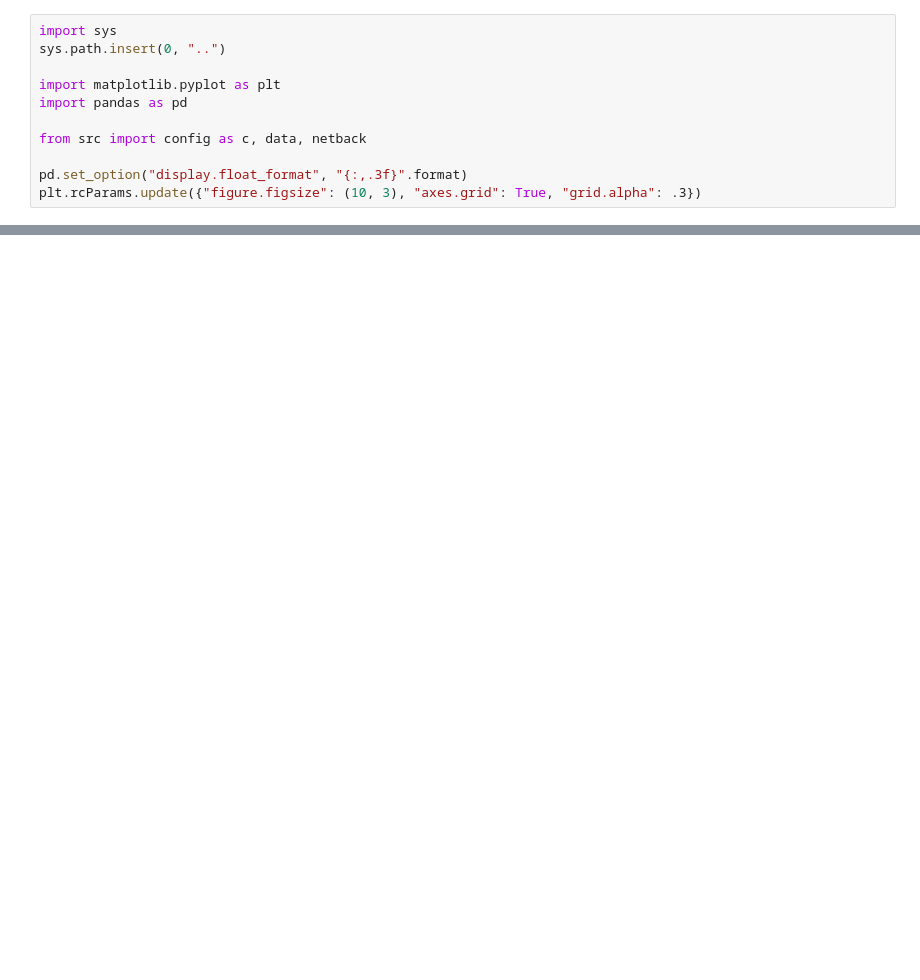
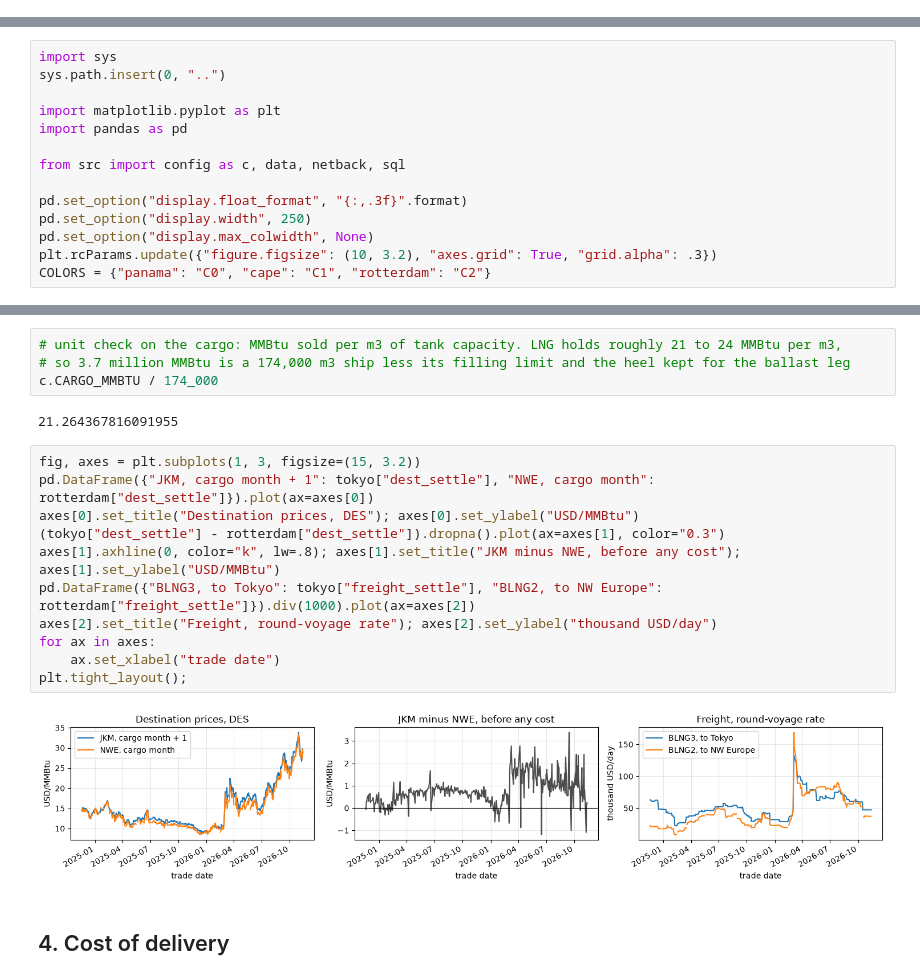
Before and after one commit to malobouygues/LNG_netback, a Jupyter notebook: notebooks/02_netback.ipynb, the cells around one changed output, grey strips where cells are left out. Saved outputs shown, nothing was run; the diff lists cells and outputs as text; blank space fills up the shorter version.

```diff
--- a/notebooks/02_netback.ipynb
+++ b/notebooks/02_netback.ipynb
@@ -5,11 +0,0 @@
-# %%
-import sys
-sys.path.insert(0, "..")
-
-import matplotlib.pyplot as plt
-import pandas as pd
-
-from src import config as c, data, netback
-
-pd.set_option("display.float_format", "{:,.3f}".format)
-plt.rcParams.update({"figure.figsize": (10, 3), "axes.grid": True, "grid.alpha": .3})
@@ -323,0 +7,14 @@ out.shape, out.index.min(), out.index.max()
+# %%
+import sys
+sys.path.insert(0, "..")
+
+import matplotlib.pyplot as plt
+import pandas as pd
+
+from src import config as c, data, netback, sql
+
+pd.set_option("display.float_format", "{:,.3f}".format)
+pd.set_option("display.width", 250)
+pd.set_option("display.max_colwidth", None)
+plt.rcParams.update({"figure.figsize": (10, 3.2), "axes.grid": True, "grid.alpha": .3})
+COLORS = {"panama": "C0", "cape": "C1", "rotterdam": "C2"}
@@ -323,0 +127,21 @@ out.shape, out.index.min(), out.index.max()
+# %%
+# unit check on the cargo: MMBtu sold per m3 of tank capacity. LNG holds roughly 21 to 24 MMBtu per m3,
+# so 3.7 million MMBtu is a 174,000 m3 ship less its filling limit and the heel kept for the ballast leg
+c.CARGO_MMBTU / 174_000
+# %% [output]
+21.264367816091955
+# %%
+fig, axes = plt.subplots(1, 3, figsize=(15, 3.2))
+pd.DataFrame({"JKM, cargo month + 1": tokyo["dest_settle"], "NWE, cargo month": rotterdam["dest_settle"]}).plot(ax=axes[0])
+axes[0].set_title("Destination prices, DES"); axes[0].set_ylabel("USD/MMBtu")
+(tokyo["dest_settle"] - rotterdam["dest_settle"]).dropna().plot(ax=axes[1], color="0.3")
+axes[1].axhline(0, color="k", lw=.8); axes[1].set_title("JKM minus NWE, before any cost"); axes[1].set_ylabel("USD/MMBtu")
+pd.DataFrame({"BLNG3, to Tokyo": tokyo["freight_settle"], "BLNG2, to NW Europe": rotterdam["freight_settle"]}).div(1000).plot(ax=axes[2])
+axes[2].set_title("Freight, round-voyage rate"); axes[2].set_ylabel("thousand USD/day")
+for ax in axes:
+    ax.set_xlabel("trade date")
+plt.tight_layout();
+# %% [output]
+[figure, added]
+# %% [markdown]
+## 4. Cost of delivery
```
Also changed, not shown: parts of 83 cells of this notebook, 31 other files.
